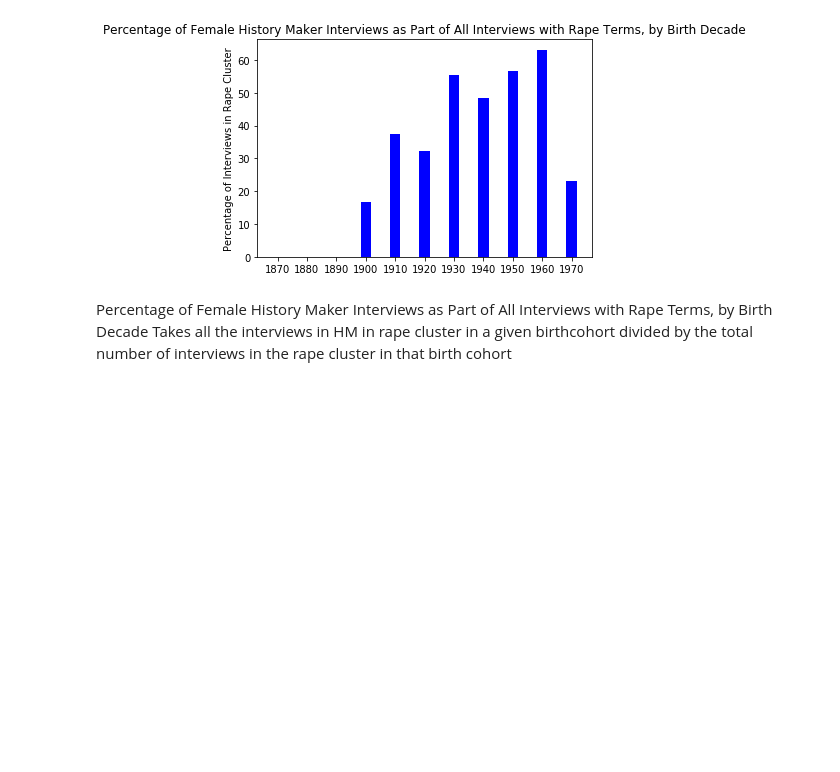
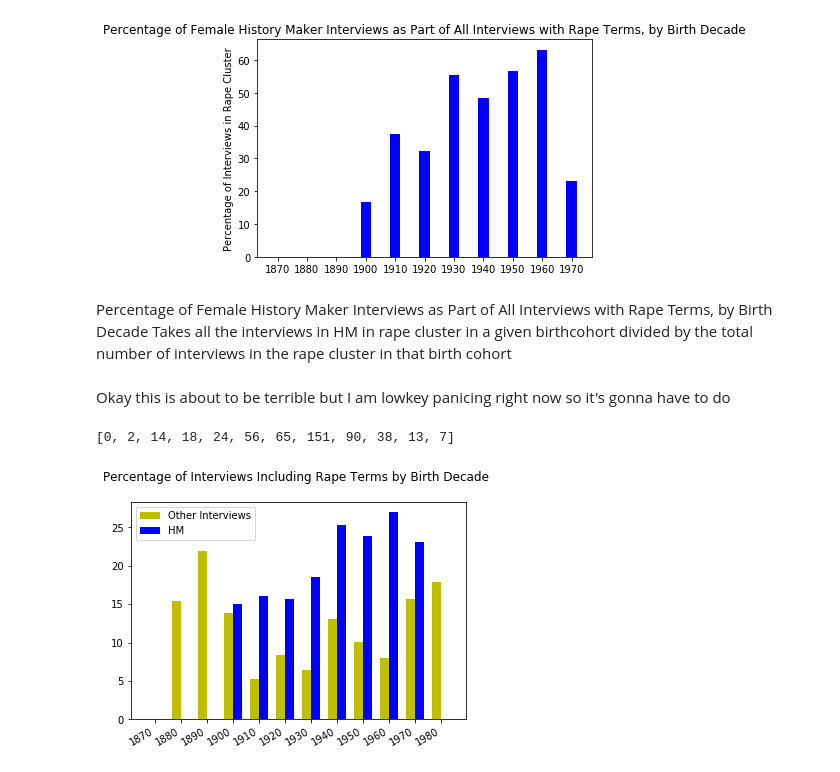
Before and after one commit to ohtap/ohtap, a Jupyter notebook: Research Question 1/Presentation Viz Notebook.ipynb, the cells around one changed output. Cells and saved outputs as stored; diff of their text form; code cells hidden in the pictures; blank space fills up the shorter version.

Commit message:
more chart changes

```diff
--- a/Research Question 1/Presentation Viz Notebook.ipynb
+++ b/Research Question 1/Presentation Viz Notebook.ipynb
@@ -412,3 +392,4 @@ for i in range(len(database)):
     ids_to_decade_and_education[ids]["birth_decade"]=database[i]["\ufeffbirth_decade"]
     ids_to_decade_and_education[ids]["education"]=database[i]["education"]
     ids_to_decade_and_education[ids]["collection"]=database[i]["collection_id"]
+    ids_to_decade_and_education[ids]["sex"]=database[i]["sex"]
@@ -435,6 +420,9 @@ print(names)
 decadesinformation = defaultdict(lambda: defaultdict(lambda:0))
 for i in names:
     for x in text_to_ids[i]:
+        if ids_to_decade_and_education[x]["sex"]=="Male":
+            print(len(text_to_ids[i]))
+            print(text_to_ids[i])
         decadesinformation[ids_to_decade_and_education[x]["birth_decade"]]["total"]+=1
         if ids_to_decade_and_education[x]["collection"]=="HM":
             decadesinformation[ids_to_decade_and_education[x]["birth_decade"]]["HM"]+=1
@@ -534,3 +533,54 @@ Text(0, 0.5, 'Percentage of Interviews in Rape Cluster')
 # %% [markdown]
 Percentage of Female History Maker Interviews as Part of All Interviews with Rape Terms, by Birth Decade
 Takes all the interviews in HM in rape cluster in a given birthcohort divided by the total number of interviews in the rape cluster in that birth cohort
+# %% [markdown]
+Okay this is about to be terrible but I am lowkey panicing right now so it's gonna have to do
+# %%
+N = 12
+
+HMhits=[]
+hits=[]
+
+for i in range(1870, 1990, 10):
+    HMhits.append(decadesinformation[str(i)]["HM"])
+    hits.append(decadesinformation[str(i)]["total"])
+print(hits)
+
+
+total = (2, 13, 64, 108, 288, 450, 453, 594, 387, 176, 64, 39)
+#1s are 0s
+HMtotal= [1,1,3,20,56,115,194,288,214,89,13,1]
+
+
+
+first1=np.array(hits)
+first2=np.array(total)
+
+second1=np.array(HMhits)
+second2=np.array(HMtotal)
+second=second1/second2*100
+first1=first1-second1
+first=first1/first2*100
+
+
+ind = np.arange(N)  # the x locations for the groups
+width = 0.35       # the width of the bars
+
+fig, ax = pyplot.subplots()
+rects1 = ax.bar(ind, first, width, color='y')
+
+hits = (0, 3, 9, 16, 33, 66, 42, 22, 3)
+rects2 = ax.bar(ind + width, second, width, color='b')
+
+# add some text for labels, title and axes ticks
+#ax.set_ylabel('Number')
+ax.set_title('Percentage of Interviews Including Rape Terms by Birth Decade \n')
+ax.set_xticks(ind + width / 2)
+ax.set_xticklabels(('1870', '1880','1890', '1900', '1910', '1920', '1930', '1940', '1950', '1960', '1970', '1980'))
+pyplot.setp(ax.get_xticklabels(), rotation=30, horizontalalignment='right')
+ax.legend((rects1[0], rects2[0]), ('Other Interviews', 'HM'))
+
+pyplot.show()
+# %% [output]
+[0, 2, 14, 18, 24, 56, 65, 151, 90, 38, 13, 7]
+[figure, added]
```
Also changed, not shown: parts of 5 cells of this notebook.
